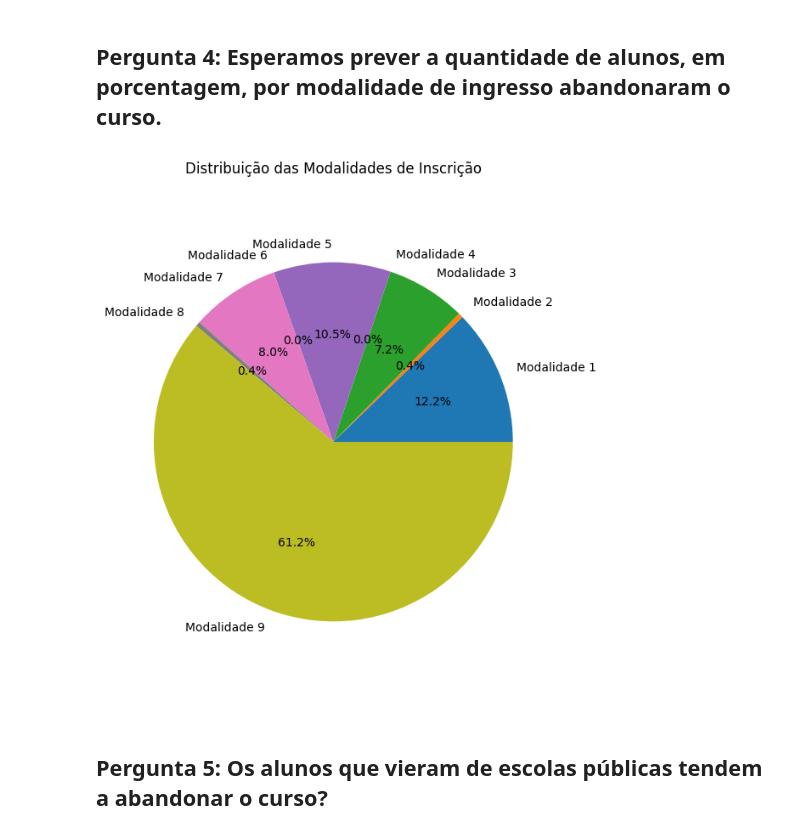
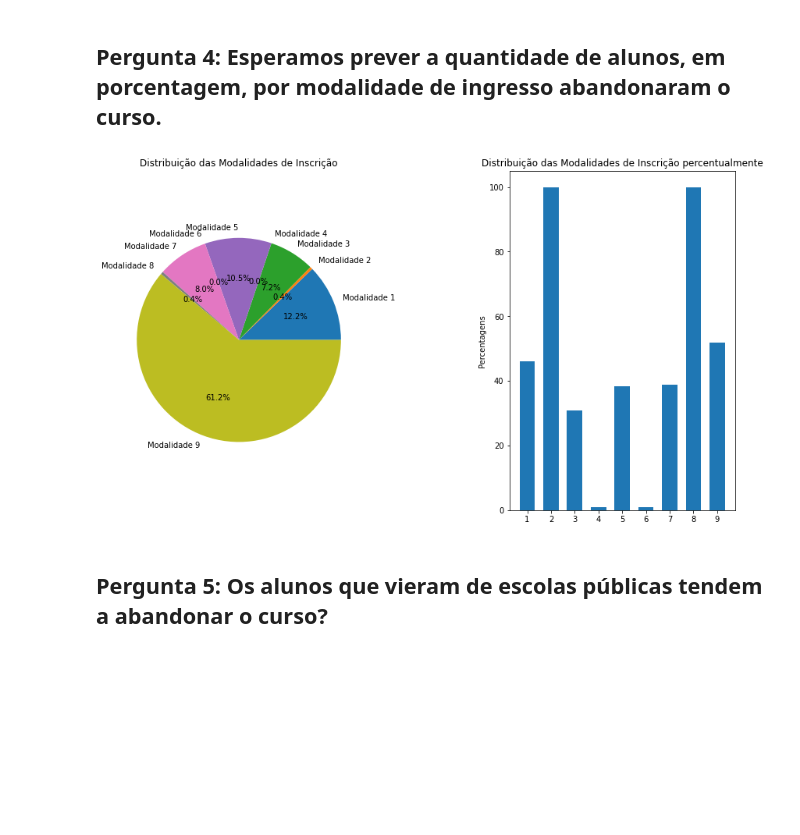
Before and after one commit to ThulioSilva13/ProjetoCienciaDeDados, a Jupyter notebook: NotebookTP/TPDados.ipynb, the cells around one changed output. Cells and saved outputs as stored; diff of their text form; code cells hidden in the pictures; blank space fills up the shorter version.

```diff
--- a/NotebookTP/TPDados.ipynb
+++ b/NotebookTP/TPDados.ipynb
@@ -445,31 +441,78 @@ plt.show()
 # %% [markdown]
 ## **Pergunta 4:** Esperamos prever a quantidade de alunos, em porcentagem, por modalidade de ingresso abandonaram o curso.
 # %%
+percentagens = []
+
+
+
 modalidade1 = df_cdc[(df_cdc['Modalidade_Inscrita'] == 1) & (df_cdc['Situacao_Aluno_Agrupada'] == 'Evasão')].count()
 modalidade2 = df_cdc[(df_cdc['Modalidade_Inscrita'] == 2) & (df_cdc['Situacao_Aluno_Agrupada'] == 'Evasão')].count()
 modalidade3 = df_cdc[(df_cdc['Modalidade_Inscrita'] == 3) & (df_cdc['Situacao_Aluno_Agrupada'] == 'Evasão')].count()
 modalidade4 = df_cdc[(df_cdc['Modalidade_Inscrita'] == 4) & (df_cdc['Situacao_Aluno_Agrupada'] == 'Evasão')].count()
 modalidade5 = df_cdc[(df_cdc['Modalidade_Inscrita'] == 5) & (df_cdc['Situacao_Aluno_Agrupada'] == 'Evasão')].count()
 modalidade6 = df_cdc[(df_cdc['Modalidade_Inscrita'] == 6) & (df_cdc['Situacao_Aluno_Agrupada'] == 'Evasão')].count()
 modalidade7 = df_cdc[(df_cdc['Modalidade_Inscrita'] == 7) & (df_cdc['Situacao_Aluno_Agrupada'] == 'Evasão')].count()
 modalidade8 = df_cdc[(df_cdc['Modalidade_Inscrita'] == 8) & (df_cdc['Situacao_Aluno_Agrupada'] == 'Evasão')].count()
 modalidade9 = df_cdc[(df_cdc['Modalidade_Inscrita'] == 9) & (df_cdc['Situacao_Aluno_Agrupada'] == 'Evasão')].count()
 
+
+
 modalidades = [modalidade1[0], modalidade2[0], modalidade3[0], modalidade4[0],
                modalidade5[0], modalidade6[0], modalidade7[0], modalidade8[0], modalidade9[0]]
+
+
+modalidade1Total = df_cdc[(df_cdc['Modalidade_Inscrita'] == 1)].count()
+modalidade2Total = df_cdc[(df_cdc['Modalidade_Inscrita'] == 2)].count()
+modalidade3Total = df_cdc[(df_cdc['Modalidade_Inscrita'] == 3)].count()
+modalidade4Total = df_cdc[(df_cdc['Modalidade_Inscrita'] == 4)].count()
+modalidade5Total = df_cdc[(df_cdc['Modalidade_Inscrita'] == 5)].count()
+modalidade6Total = df_cdc[(df_cdc['Modalidade_Inscrita'] == 6)].count()
+modalidade7Total = df_cdc[(df_cdc['Modalidade_Inscrita'] == 7)].count()
+modalidade8Total = df_cdc[(df_cdc['Modalidade_Inscrita'] == 8)].count()
+modalidade9Total = df_cdc[(df_cdc['Modalidade_Inscrita'] == 9)].count()
+
+modalidadesTotais = [modalidade1Total[0], modalidade2Total[0], modalidade3Total[0], modalidade4Total[0],
+               modalidade5Total[0], modalidade6Total[0], modalidade7Total[0], modalidade8Total[0], modalidade9Total[0]]
+
+for i in range(0,9):
+  if(modalidadesTotais[i] == 0):
+    percentagens.append(1)
+  else:
+    percentagens.append(modalidades[i] / modalidadesTotais[i] * 100)
+
 
 labels = ['Modalidade 1', 'Modalidade 2', 'Modalidade 3', 'Modalidade 4',
           'Modalidade 5', 'Modalidade 6', 'Modalidade 7', 'Modalidade 8', 'Modalidade 9']
 
-fig, ax = plt.subplots(figsize=(6, 8))
 
-ax.pie(modalidades, labels=labels, autopct='%1.1f%%')
-ax.set_title('Distribuição das Modalidades de Inscrição')
-ax.axis('equal')
+labelsPercentagem = ['1', '2', '3', '4',
+          '5', '6', '7', '8', '9']
+
+
+fig, ax = plt.subplots(1, 2, figsize=(14, 8))
+
+
+ax[0].pie(modalidades, labels=labels, autopct='%1.1f%%')
+ax[0].set_title('Distribuição das Modalidades de Inscrição')
+ax[0].axis('equal')
+
+
+x = np.arange(len(labels))
+width = 0.65
+
+ax[1].bar(x, percentagens, width)
+ax[1].set_xticks(x)
+ax[1].set_xticklabels(labelsPercentagem)
+ax[1].set_ylabel('Percentagens')
+ax[1].set_title('Distribuição das Modalidades de Inscrição percentualmente')
+
+
+plt.subplots_adjust(wspace=0.7)
+
 
 plt.show()
 # %% [output]
-[figure, old version]
+[figure, new version]
 # %% [markdown]
 ## **Pergunta 5:** Os alunos que vieram de escolas públicas tendem a abandonar o curso?
 # %%
```
Also changed, not shown: parts of 2 cells of this notebook.
